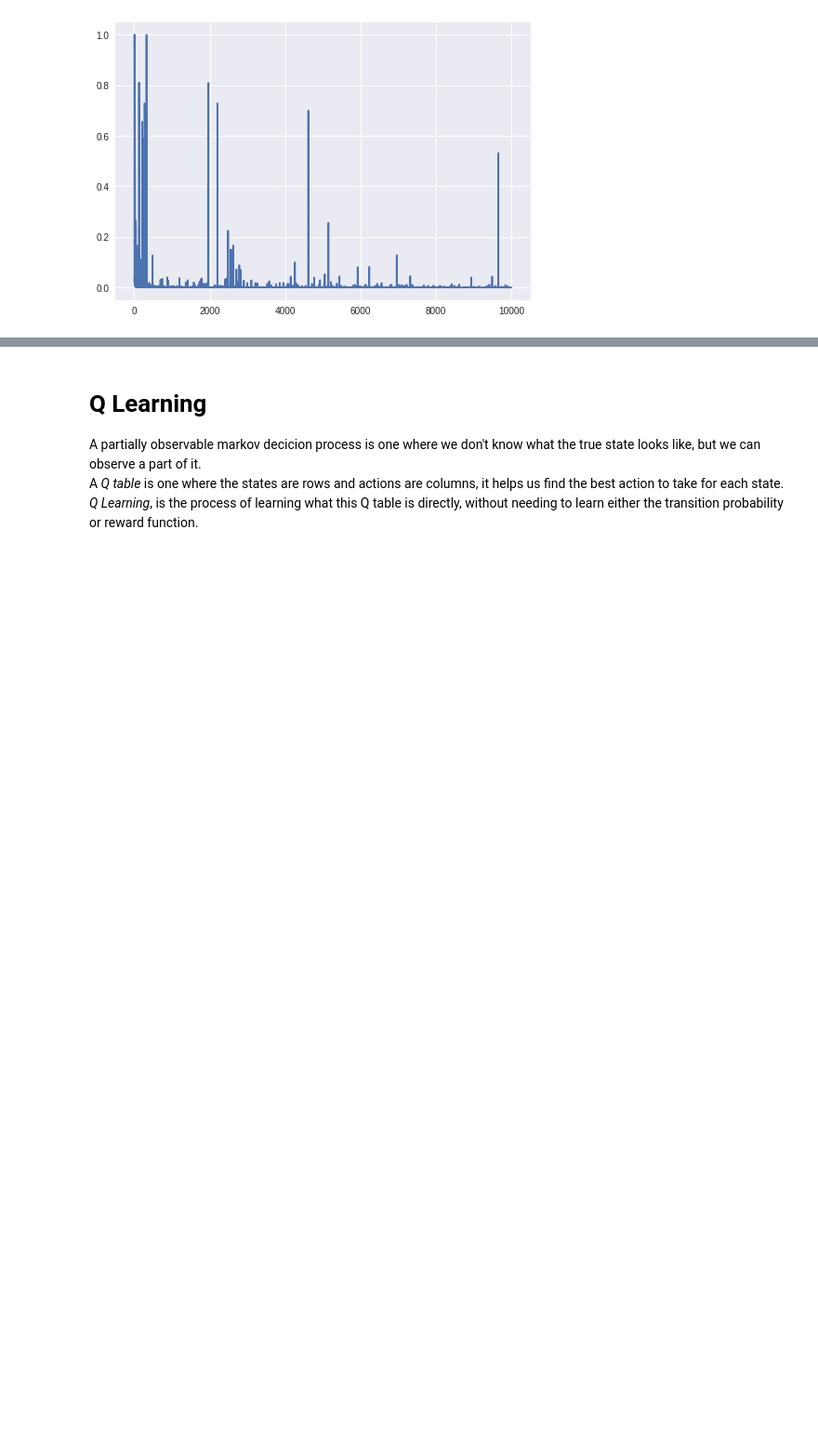
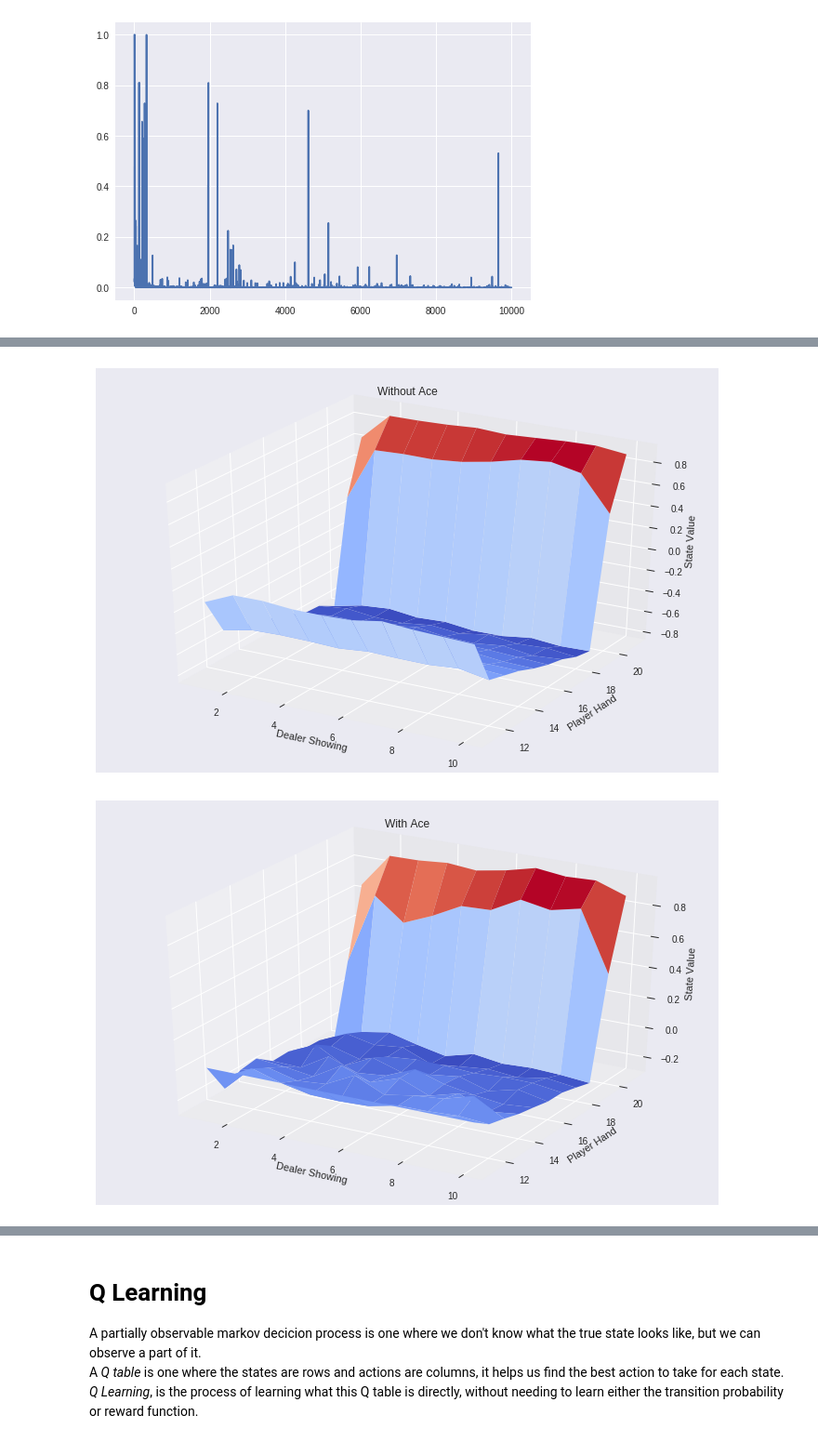
Before and after one commit to ngoduyvu/FastAI_Vu, a Jupyter notebook: SchoolAI/School_ai_Monte_Carlo_week3.ipynb, the cells around one changed output, grey strips where cells are left out. Shown: that part at 93% size. Saved outputs shown, nothing was run; the diff lists cells and outputs as text; code cells hidden in the pictures; blank space fills up the shorter version.

```diff
--- a/SchoolAI/School_ai_Monte_Carlo_week3.ipynb
+++ b/SchoolAI/School_ai_Monte_Carlo_week3.ipynb
@@ -469,0 +521,2 @@ rewards:
+# %%
+env = gym.make('Blackjack-v0')
@@ -469,0 +560,34 @@ rewards:
+# %%
+fig = plt.figure(figsize=(12,8))
+ax = fig.gca(projection='3d')
+player_range = np.arange(11, 22)
+dealer_range = np.arange(1, 11)
+
+X, Y = np.meshgrid(dealer_range, player_range)
+Z = state_val[11:22,1:11,0].reshape(X.shape)
+ax.plot_surface(X, Y, Z, cmap=cm.coolwarm, linewidth=1,
+               rstride=1, cstride=1)
+ax.set_title("Without Ace")
+ax.set_xlabel("Dealer Showing")
+ax.set_ylabel("Player Hand")
+ax.set_zlabel("State Value")
+plt.show()
+
+# With usable ace
+fig = plt.figure(figsize=(12,8))
+ax = fig.gca(projection='3d')
+player = np.arange(11, 22)
+dealer = np.arange(2, 12)
+
+X, Y = np.meshgrid(dealer_range, player_range)
+Z = state_val[11:22,1:11,1].reshape(X.shape)
+ax.plot_surface(X, Y, Z, cmap=cm.coolwarm, linewidth=1,
+               rstride=1, cstride=1)
+ax.set_title("With Ace")
+ax.set_xlabel("Dealer Showing")
+ax.set_ylabel("Player Hand")
+ax.set_zlabel("State Value")
+plt.show()
+# %% [output]
+[figure, added]
+[figure, added]
```
Also changed, not shown: parts of 7 cells of this notebook.
